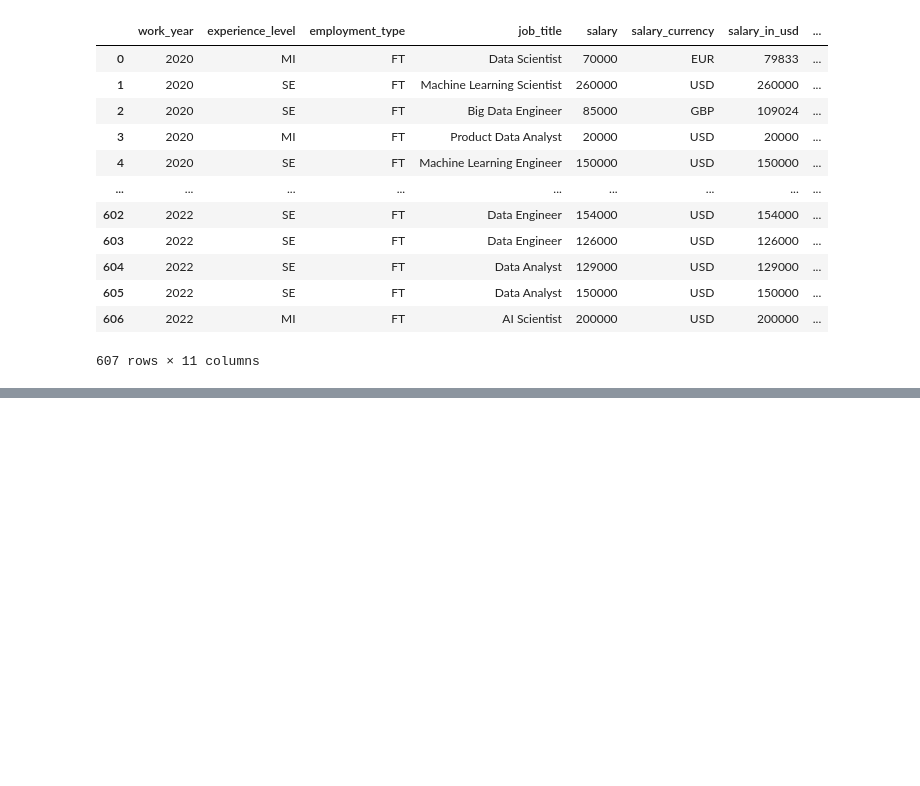
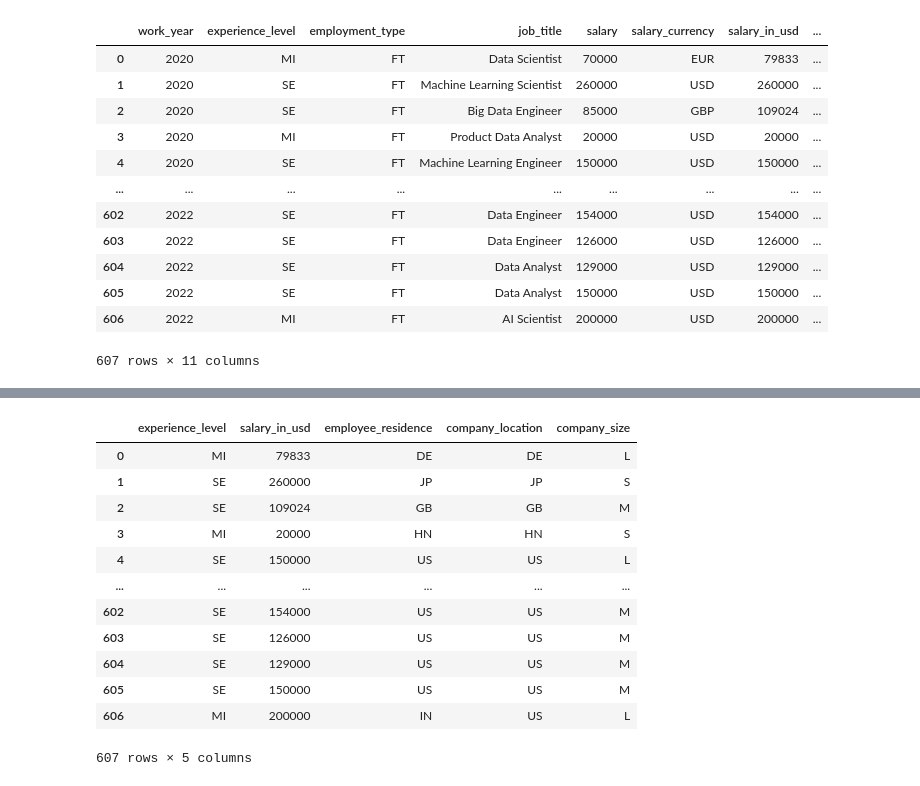
Before and after one commit to ubco-W2022T2-data301/project-group-group07, a Jupyter notebook: analysis/analysis1.ipynb, the cells around one changed output, grey strips where cells are left out. Saved outputs shown, nothing was run; the diff lists cells and outputs as text; code cells hidden in the pictures; blank space fills up the shorter version.

```diff
--- a/analysis/analysis1.ipynb
+++ b/analysis/analysis1.ipynb
@@ -35,0 +66,17 @@ df
+# %%
+df = df.drop(columns=["work_year", "employment_type", "job_title", "salary", "salary_currency", "remote_ratio"])
+df
+# %% [output]
+|  | experience_level | salary_in_usd | employee_residence | company_location | company_size |
+| 0 | MI | 79833 | DE | DE | L |
+| 1 | SE | 260000 | JP | JP | S |
+| 2 | SE | 109024 | GB | GB | M |
+| 3 | MI | 20000 | HN | HN | S |
+| 4 | SE | 150000 | US | US | L |
+| ... | ... | ... | ... | ... | ... |
+| 602 | SE | 154000 | US | US | M |
+| 603 | SE | 126000 | US | US | M |
+| 604 | SE | 129000 | US | US | M |
+| 605 | SE | 150000 | US | US | M |
+| 606 | MI | 200000 | IN | US | L |
+607 rows × 5 columns
```
Also changed, not shown: parts of 9 cells of this notebook.
